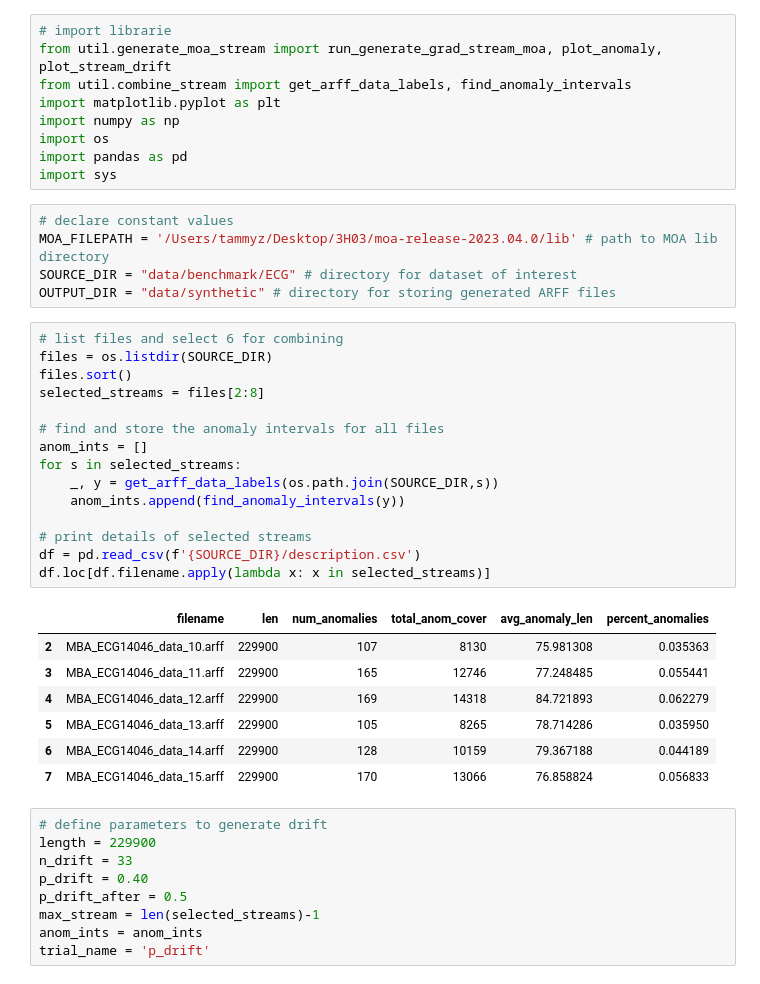
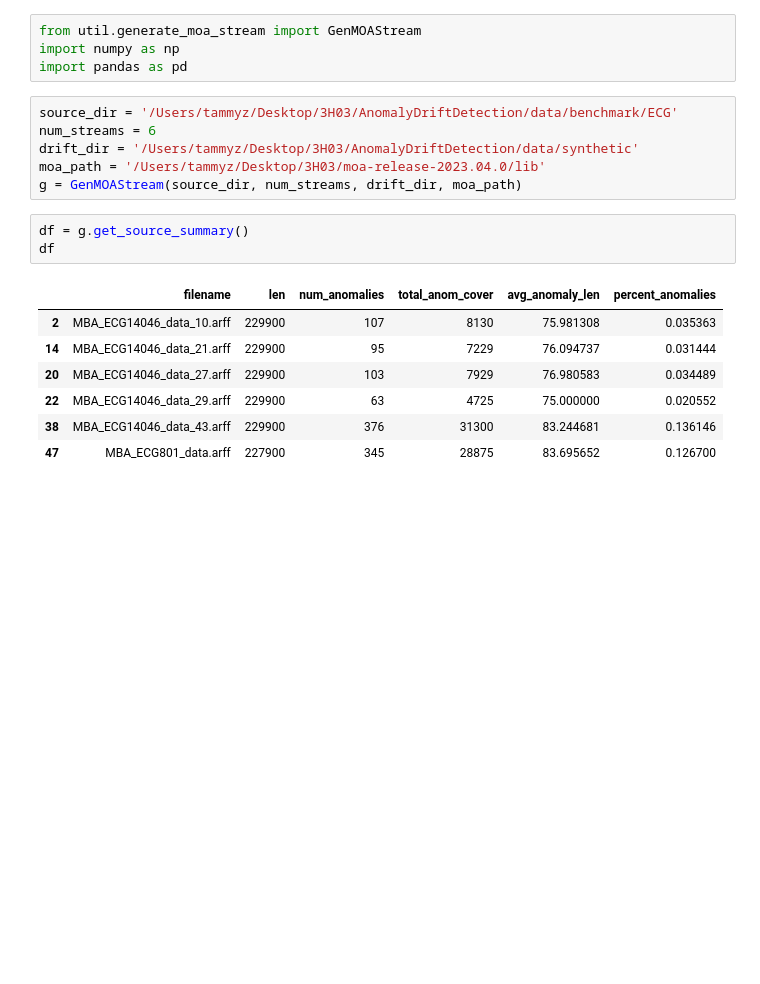
Before and after one commit to mac-dsl/AnomalyDriftDetection, a Jupyter notebook: moa_drift_generation.ipynb, the cells around one changed output. Cells and saved outputs as stored; diff of their text form; blank space fills up the shorter version.

```diff
--- a/moa_drift_generation.ipynb
+++ b/moa_drift_generation.ipynb
@@ -1,46 +10,21 @@
 # %%
-# import librarie
-from util.generate_moa_stream import run_generate_grad_stream_moa, plot_anomaly, plot_stream_drift
-from util.combine_stream import get_arff_data_labels, find_anomaly_intervals
-import matplotlib.pyplot as plt
+from util.generate_moa_stream import GenMOAStream
 import numpy as np
-import os
 import pandas as pd
-import sys
-# %%
-# declare constant values
-MOA_FILEPATH = '/Users/tammyz/Desktop/3H03/moa-release-2023.04.0/lib' # path to MOA lib directory
-SOURCE_DIR = "data/benchmark/ECG" # directory for dataset of interest
-OUTPUT_DIR = "data/synthetic" # directory for storing generated ARFF files
-# %%
-# list files and select 6 for combining
-files = os.listdir(SOURCE_DIR)
-files.sort()
-selected_streams = files[2:8]
-
-# find and store the anomaly intervals for all files
-anom_ints = []
-for s in selected_streams:
-    _, y = get_arff_data_labels(os.path.join(SOURCE_DIR,s))
-    anom_ints.append(find_anomaly_intervals(y))
-
-# print details of selected streams
-df = pd.read_csv(f'{SOURCE_DIR}/description.csv')
-df.loc[df.filename.apply(lambda x: x in selected_streams)]
-# %% [output]
-|  | filename | len | num_anomalies | total_anom_cover | avg_anomaly_len | percent_anomalies |
-| 2 | MBA_ECG14046_data_10.arff | 229900 | 107 | 8130 | 75.981308 | 0.035363 |
-| 3 | MBA_ECG14046_data_11.arff | 229900 | 165 | 12746 | 77.248485 | 0.055441 |
-| 4 | MBA_ECG14046_data_12.arff | 229900 | 169 | 14318 | 84.721893 | 0.062279 |
-| 5 | MBA_ECG14046_data_13.arff | 229900 | 105 | 8265 | 78.714286 | 0.035950 |
-| 6 | MBA_ECG14046_data_14.arff | 229900 | 128 | 10159 | 79.367188 | 0.044189 |
-| 7 | MBA_ECG14046_data_15.arff | 229900 | 170 | 13066 | 76.858824 | 0.056833 |
-# %%
-# define parameters to generate drift
-length = 229900
-n_drift = 33
-p_drift = 0.40
-p_drift_after = 0.5
-max_stream = len(selected_streams)-1
-anom_ints = anom_ints
-trial_name = 'p_drift'
+# %%
+source_dir = '/Users/tammyz/Desktop/3H03/AnomalyDriftDetection/data/benchmark/ECG'
+num_streams = 6
+drift_dir = '/Users/tammyz/Desktop/3H03/AnomalyDriftDetection/data/synthetic'
+moa_path = '/Users/tammyz/Desktop/3H03/moa-release-2023.04.0/lib'
+g = GenMOAStream(source_dir, num_streams, drift_dir, moa_path)
+# %%
+df = g.get_source_summary()
+df
+# %% [output]
+|  | filename | len | num_anomalies | total_anom_cover | avg_anomaly_len | percent_anomalies |
+| 2 | MBA_ECG14046_data_10.arff | 229900 | 107 | 8130 | 75.981308 | 0.035363 |
+| 14 | MBA_ECG14046_data_21.arff | 229900 | 95 | 7229 | 76.094737 | 0.031444 |
+| 20 | MBA_ECG14046_data_27.arff | 229900 | 103 | 7929 | 76.980583 | 0.034489 |
+| 22 | MBA_ECG14046_data_29.arff | 229900 | 63 | 4725 | 75.000000 | 0.020552 |
+| 38 | MBA_ECG14046_data_43.arff | 229900 | 376 | 31300 | 83.244681 | 0.136146 |
+| 47 | MBA_ECG801_data.arff | 227900 | 345 | 28875 | 83.695652 | 0.126700 |
```
Also changed, not shown: parts of 6 cells of this notebook, 1 other file.
